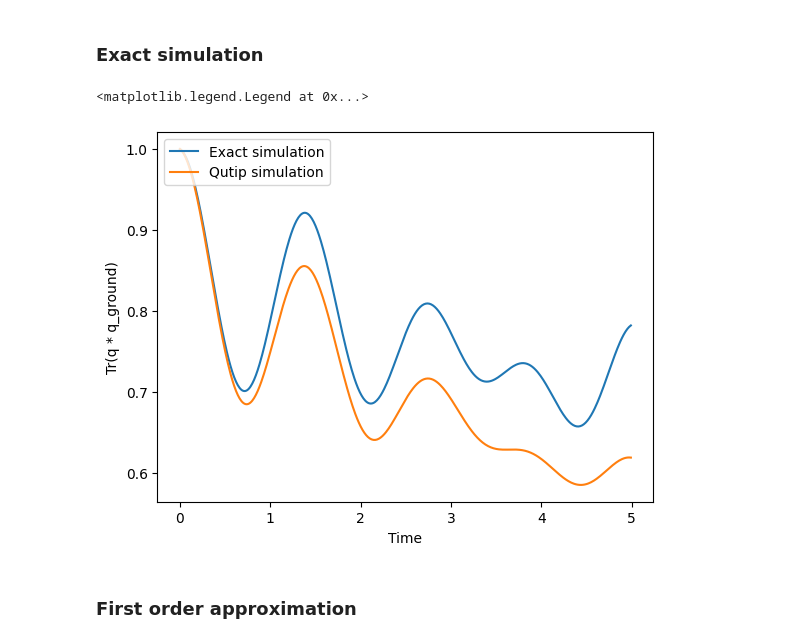
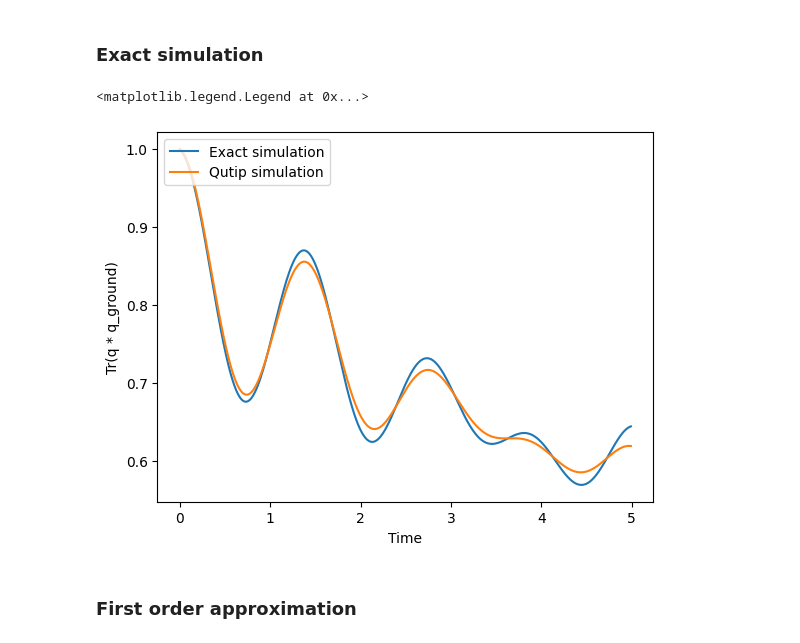
Before and after one commit to rbudai98/QSimulations, a Jupyter notebook: TFIM_time_indep_multi_qubit_.ipynb, the cells around one changed output. Cells and saved outputs as stored; diff of their text form; code cells hidden in the pictures.

```diff
--- a/TFIM_time_indep_multi_qubit_.ipynb
+++ b/TFIM_time_indep_multi_qubit_.ipynb
@@ -83,34 +83,34 @@ Qobj data =
 # %%
 import matplotlib.pyplot as plt
 from qutip import mesolve
 import numpy as np
 
 rho = QSystem.rho_ground
 exact_trace_rho_highest_en = []
 for t in time_vec:
-    sum = np.zeros((QSystem._systemSizeDim, QSystem._systemSizeDim))
+    sum = Qobj(np.zeros((QSystem._systemSizeDim, QSystem._systemSizeDim)))
     for j in np.arange(1, J + 1, 1):
-        sum = QSystem.V_op(j) @ rho @ QSystem.V_op(j).conj().trans() - 0.5 * (
+        sum = sum + QSystem.V_op(j) @ rho @ QSystem.V_op(j).conj().trans() - 0.5 * (
             QSystem.V_op(j).conj().trans() @ QSystem.V_op(j) @ rho
             + rho @ QSystem.V_op(j).conj().trans() @ QSystem.V_op(j)
         )
     delta_rho = -1j * (QSystem.H_op() @ rho - rho @ QSystem.H_op()) + sum
     rho = rho + dt * delta_rho
     exact_trace_rho_highest_en.append((rho @ QSystem.rho_ground).tr())
 
 V1 = V_damping(1)
 V2 = V_damping(2)
 results2 = mesolve(QSystem.H_op(), Qobj(QSystem.rho_ground), time_vec, [V1, V2], [QSystem.rho_ground])
 
 plt.figure()
 plt.xlabel("Time")
 plt.ylabel("Tr(q * q_ground)")
 plt.plot(time_vec, exact_trace_rho_highest_en, label="Exact simulation")
 plt.plot(time_vec, results2.expect[0], label="Qutip simulation")
 plt.legend(loc="upper left")
 # %% [output]
 <matplotlib.legend.Legend at 0x...>
-[figure, old version]
+[figure, new version]
 # %% [markdown]
 ### First order approximation
 # %%
```
